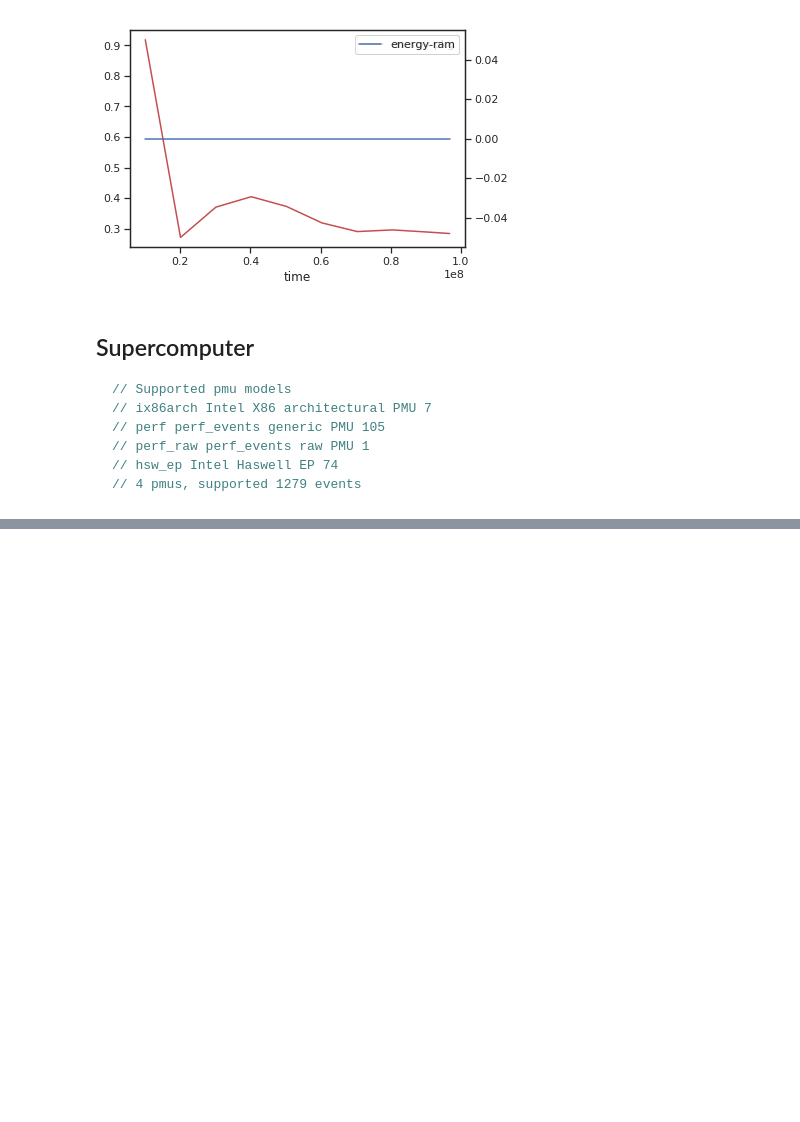
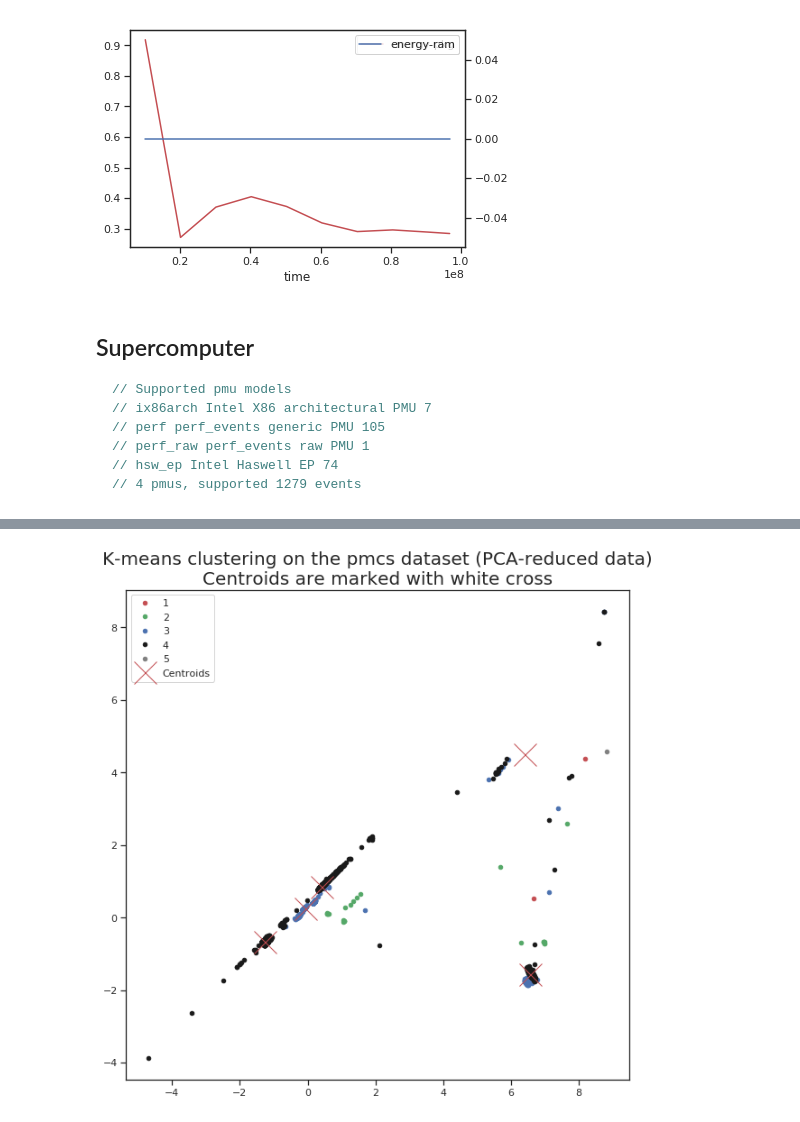
Before and after one commit to VitorRamos/energy, a Jupyter notebook: energyOptimal/perf/analysis.ipynb, the cells around one changed output, grey strips where cells are left out. Saved outputs shown, nothing was run; the diff lists cells and outputs as text; code cells hidden in the pictures; blank space fills up the shorter version.

```diff
--- a/energyOptimal/perf/analysis.ipynb
+++ b/energyOptimal/perf/analysis.ipynb
@@ -474,0 +493,9 @@ Data size  MINI
+# %%
+cat = pd.factorize(dfs['input'])
+dfs['in_cat'] = cat[0] + 1
+
+# Min max normalization
+dfs_normalized= dfs[['instructions','cache_ll','branch_instructions','branch_misses']]
+dfs_normalized= (dfs_normalized-dfs_normalized.min())/(dfs_normalized.max()-dfs_normalized.min())
+dfs_normalized= pd.concat( [dfs_normalized,dfs[['in_cat','program']]],axis=1)
+dfs_normalized.head(5)
@@ -490,0 +546,3 @@ ml.score(X,Y)
+# %%
+X=dfs[dfs['program']=='3mm'][['instructions','cache_ll','branch_instructions','branch_misses']].values
+Y=dfs[dfs['program']=='3mm']['in_cat'].values
@@ -490,0 +653,26 @@ ml.score(X,Y)
+# %%
+from sklearn.cluster import KMeans
+from sklearn.decomposition import PCA
+from sklearn.preprocessing import scale
+
+plt.figure(figsize=(10,10))
+
+data= scale(X)
+reduced_data= PCA(n_components=2).fit_transform(data)
+colors= np.array(['r','g','b','k','gray'])
+for l in np.unique(Y):
+    idx= (Y==l)
+    plt.plot(reduced_data[idx][:, 0], reduced_data[idx][:, 1], 'k.', c=colors[l-1], markersize=9, label=l)
+
+kmeans = KMeans(init='k-means++', n_clusters=5, n_init=10)
+kmeans.fit(reduced_data)
+centroids = kmeans.cluster_centers_
+plt.plot(centroids[:, 0], centroids[:, 1], marker='x', color='r', markersize=25, linestyle='None', label='Centroids')
+plt.legend()
+plt.title('K-means clustering on the pmcs dataset (PCA-reduced data)\n'
+          'Centroids are marked with white cross',fontsize=20)
+plt.savefig('clusters_in.png')
+#kmeans = KMeans(init='k-means++', n_clusters=10, n_init=10)
+#kmeans.fit(reduced_data)
+# %% [output]
+[figure, added]
```
Also changed, not shown: parts of 15 cells of this notebook, 1 other file.
